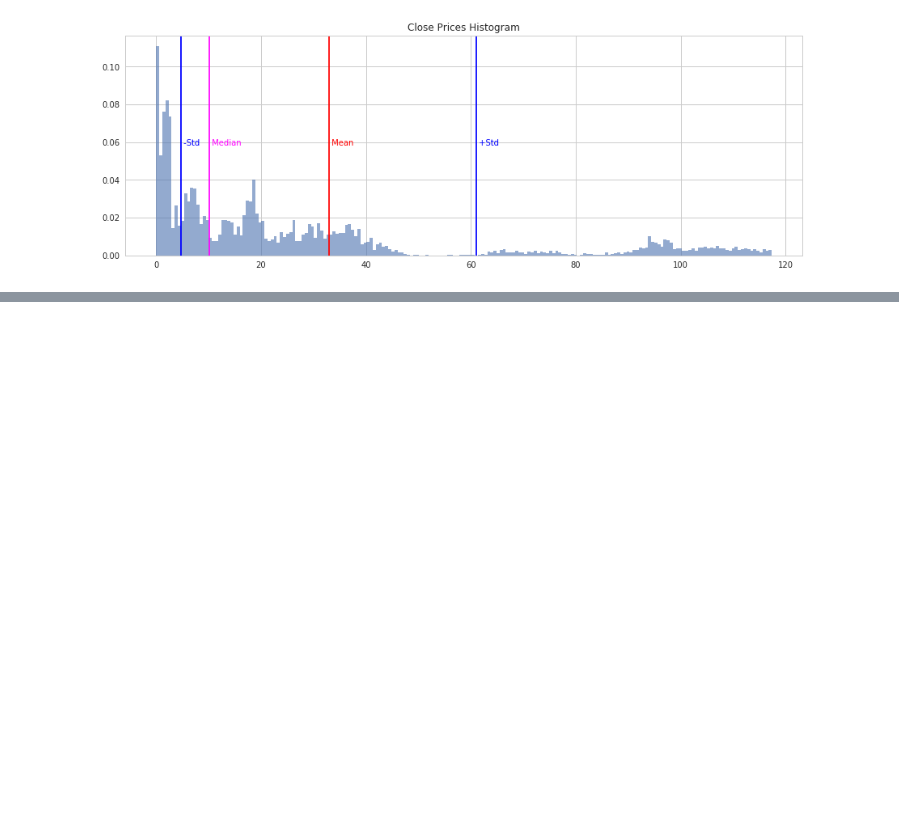
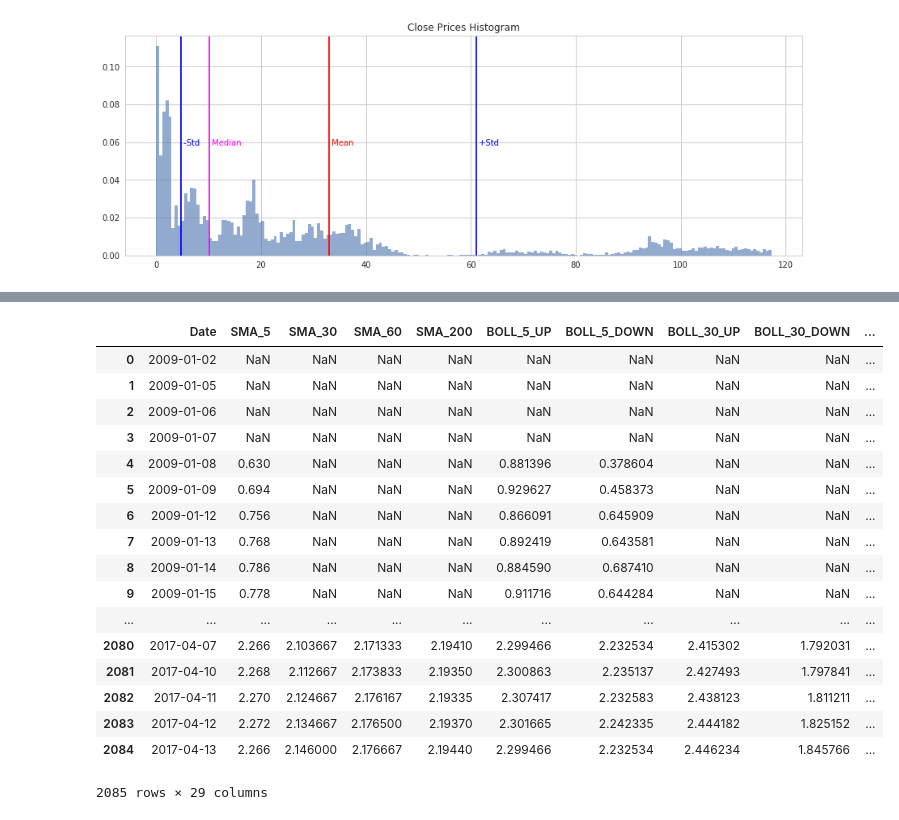
Before and after one commit to pjsousa/FintechCapstone, a Jupyter notebook: Feature Space.ipynb, the cells around one changed output, grey strips where cells are left out. Cells and saved outputs as stored; diff of their text form; code cells hidden in the pictures; blank space fills up the shorter version.

```diff
--- a/Feature Space.ipynb
+++ b/Feature Space.ipynb
@@ -42,8 +40,8 @@ timespan_ab = {
     ,"long_term": []
 }
 
-trial = FinCapstone(ticker_list=["ZHNE","BSFT","AERO","MATR","ITMSF","FIT","TIPT","TSRE","OLBK","QADA","ATTU","LGF","STX","TPCS","GSAT","ZNGA","GLW","HIMX","YHOO", "NWSA","JAKK","GLUU","AMZN", "AAPL", "EBAY", "GOOG", "DIS", "NFLX", "EA", "TWTR", "FB", "TTWO", "PXLW", "UBI"], ticker_list_samplesize=4, timespan=timespan, timespan_ab=timespan_ab, date_from=date_from)
+trial = FinCapstone(ticker_list=["ZHNE","BSFT","AERO","MATR","ITMSF","FIT","TIPT","OLBK","QADA","ATTU","LGF","STX","TPCS","GSAT","ZNGA","GLW","HIMX","YHOO", "NWSA","JAKK","GLUU","AMZN", "AAPL", "EBAY", "GOOG", "DIS", "NFLX", "EA", "TWTR", "FB", "TTWO", "PXLW", "UBI"], ticker_list_samplesize=4, timespan=timespan, timespan_ab=timespan_ab, date_from=date_from)
 #trial = FinCapstone(ticker_list_samplesize=200, timespan=timespan, timespan_ab=timespan_ab, date_from=date_from)
 
-#trial.run_initial_dataload()
-#trial.feature_engineering()
+trial.run_initial_dataload()
+trial.feature_engineering(feature_set="triala")
@@ -223,0 +413,22 @@ plt.show()
+# %%
+a = trial.load_triala_features("GLUU", True)
+a
+# %% [output]
+|  | Date | SMA_5 | SMA_30 | SMA_60 | SMA_200 | BOLL_5_UP | BOLL_5_DOWN | BOLL_30_UP | BOLL_30_DOWN | ... |
+| 0 | 2009-01-02 | NaN | NaN | NaN | NaN | NaN | NaN | NaN | NaN | ... |
+| 1 | 2009-01-05 | NaN | NaN | NaN | NaN | NaN | NaN | NaN | NaN | ... |
+| 2 | 2009-01-06 | NaN | NaN | NaN | NaN | NaN | NaN | NaN | NaN | ... |
+| 3 | 2009-01-07 | NaN | NaN | NaN | NaN | NaN | NaN | NaN | NaN | ... |
+| 4 | 2009-01-08 | 0.630 | NaN | NaN | NaN | 0.881396 | 0.378604 | NaN | NaN | ... |
+| 5 | 2009-01-09 | 0.694 | NaN | NaN | NaN | 0.929627 | 0.458373 | NaN | NaN | ... |
+| 6 | 2009-01-12 | 0.756 | NaN | NaN | NaN | 0.866091 | 0.645909 | NaN | NaN | ... |
+| 7 | 2009-01-13 | 0.768 | NaN | NaN | NaN | 0.892419 | 0.643581 | NaN | NaN | ... |
+| 8 | 2009-01-14 | 0.786 | NaN | NaN | NaN | 0.884590 | 0.687410 | NaN | NaN | ... |
+| 9 | 2009-01-15 | 0.778 | NaN | NaN | NaN | 0.911716 | 0.644284 | NaN | NaN | ... |
+| ... | ... | ... | ... | ... | ... | ... | ... | ... | ... | ... |
+| 2080 | 2017-04-07 | 2.266 | 2.103667 | 2.171333 | 2.19410 | 2.299466 | 2.232534 | 2.415302 | 1.792031 | ... |
+| 2081 | 2017-04-10 | 2.268 | 2.112667 | 2.173833 | 2.19350 | 2.300863 | 2.235137 | 2.427493 | 1.797841 | ... |
+| 2082 | 2017-04-11 | 2.270 | 2.124667 | 2.176167 | 2.19335 | 2.307417 | 2.232583 | 2.438123 | 1.811211 | ... |
+| 2083 | 2017-04-12 | 2.272 | 2.134667 | 2.176500 | 2.19370 | 2.301665 | 2.242335 | 2.444182 | 1.825152 | ... |
+| 2084 | 2017-04-13 | 2.266 | 2.146000 | 2.176667 | 2.19440 | 2.299466 | 2.232534 | 2.446234 | 1.845766 | ... |
+2085 rows × 29 columns
```
Also changed, not shown: parts of 10 cells of this notebook, 5 other files.
